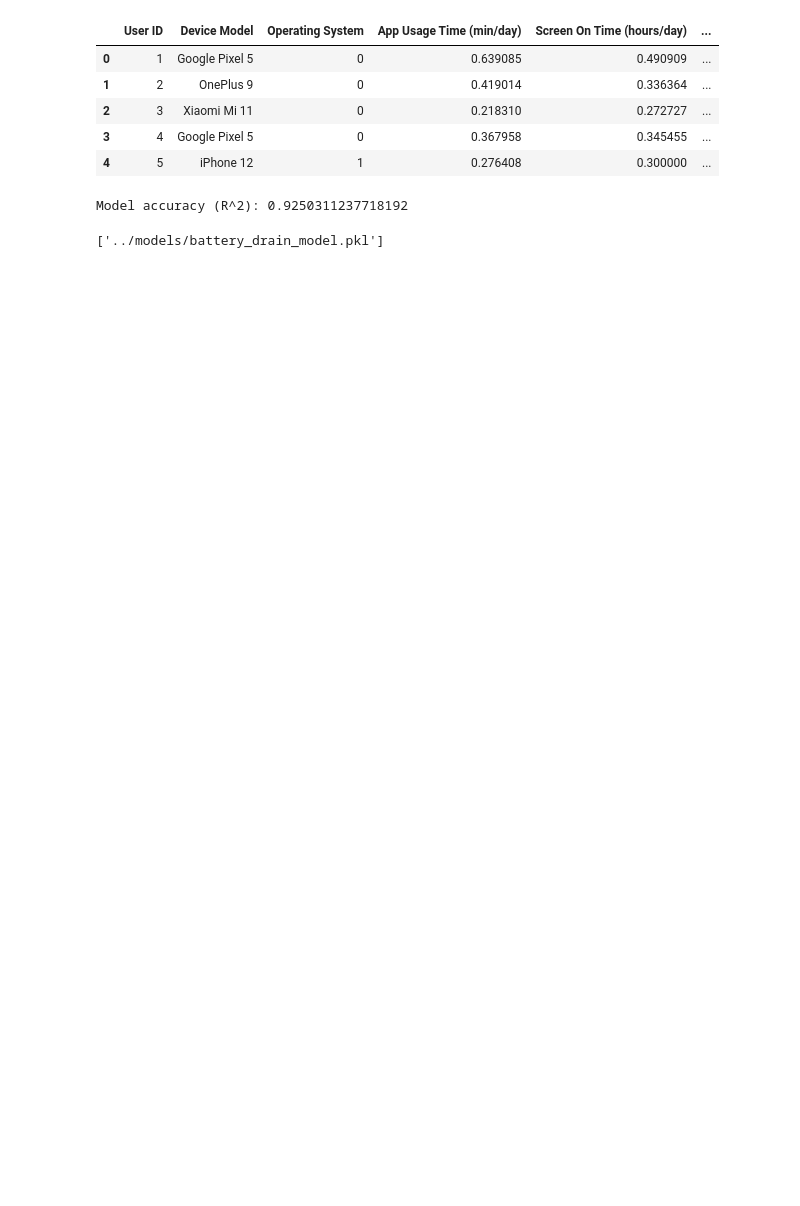
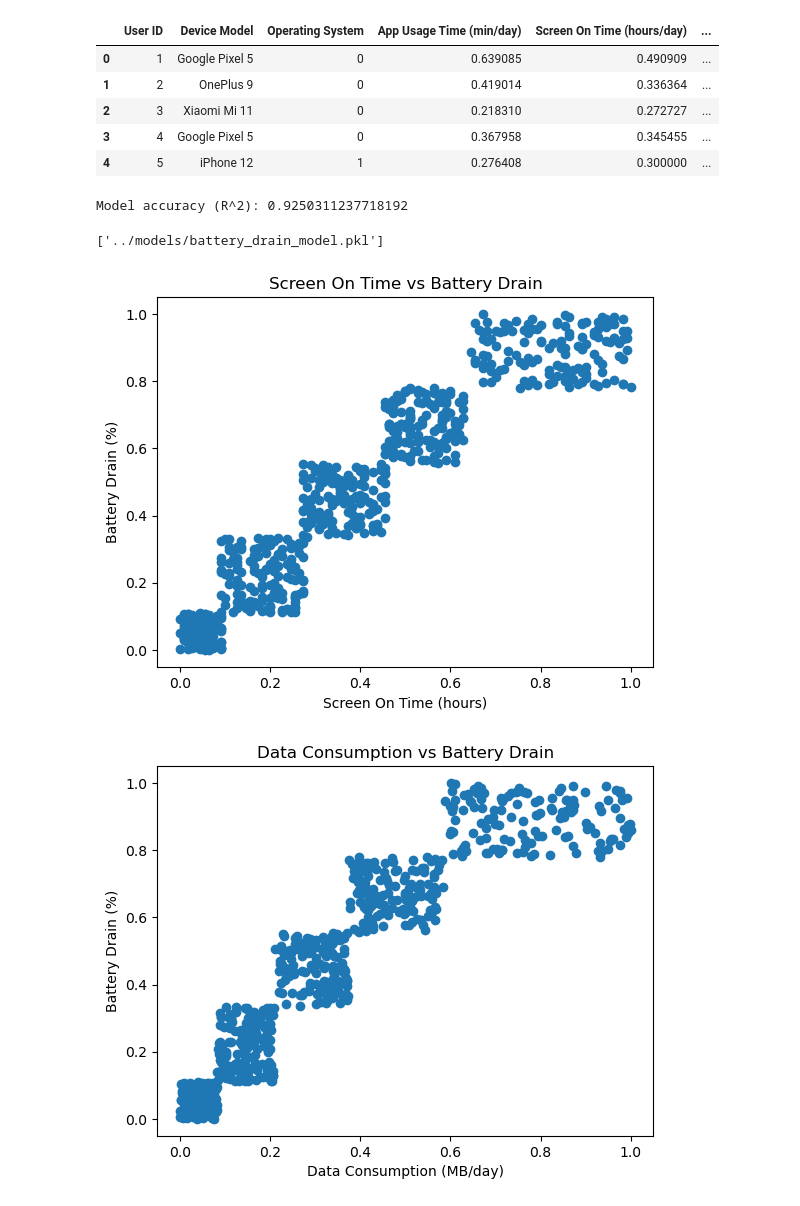
Before and after one commit to shruti-1007/mobile-usage-insights, a Jupyter notebook: notebooks/regression.ipynb, the cells around one changed output. Saved outputs shown, nothing was run; the diff lists cells and outputs as text; code cells hidden in the pictures; blank space fills up the shorter version.

Commit message:
visualization added for step22

```diff
--- a/notebooks/regression.ipynb
+++ b/notebooks/regression.ipynb
@@ -40,3 +40,29 @@ import joblib
 joblib.dump(model, '../models/battery_drain_model.pkl')
 # %% [output]
 ['../models/battery_drain_model.pkl']
+# %%
+import matplotlib.pyplot as plt
+
+# Scatter plot for screen_on_time vs battery_drain
+plt.scatter(df_reg['Screen On Time (hours/day)'], df_reg['Battery Drain (mAh/day)'])
+plt.title('Screen On Time vs Battery Drain')
+plt.xlabel('Screen On Time (hours)')
+plt.ylabel('Battery Drain (%)')
+plt.show()
+
+# Scatter plot for data_consumption vs battery_drain
+plt.scatter(df_reg['Data Usage (MB/day)'], df_reg['Battery Drain (mAh/day)'])
+plt.title('Data Consumption vs Battery Drain')
+plt.xlabel('Data Consumption (MB/day)')
+plt.ylabel('Battery Drain (%)')
+plt.show()
+
+# Scatter plot for data_consumption vs battery_drain
+plt.scatter(df_reg['App Usage Time (min/day)'], df_reg['Battery Drain (mAh/day)'])
+plt.title('App Usage Time vs Battery Drain')
+plt.xlabel('App Usage Time (min/day)')
+plt.ylabel('Battery Drain (%)')
+plt.show()
+# %% [output]
+[figure, added]
+[figure, added]
```
Also changed, not shown: parts of 1 cell of this notebook.
